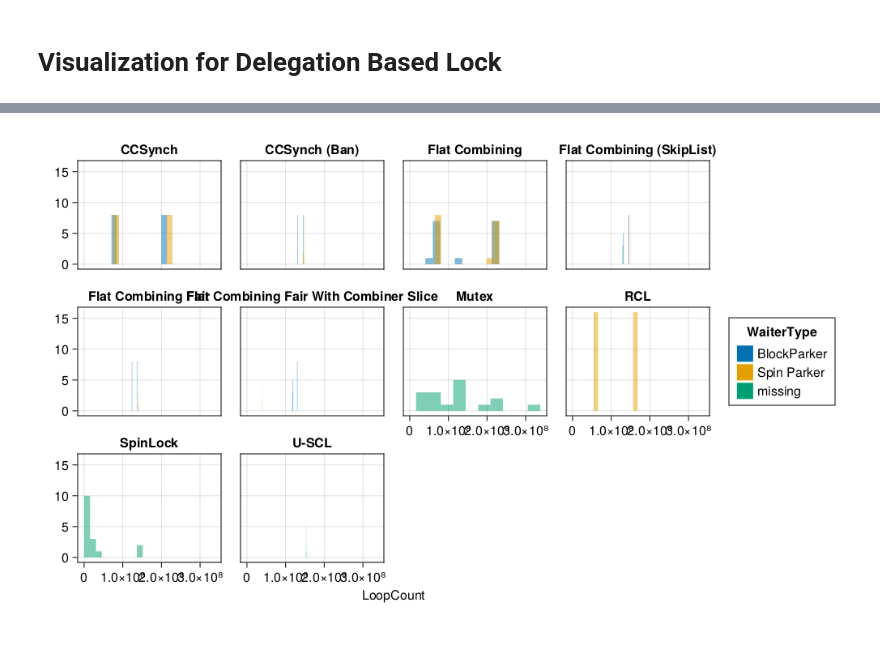
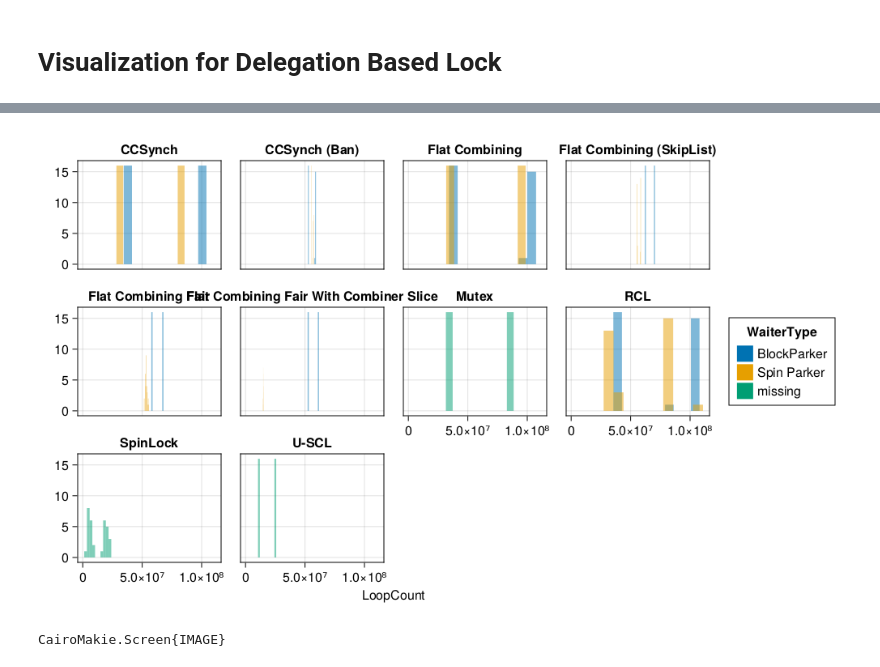
Before and after one commit to taooceros/Locks, a Jupyter notebook: visualization/graph.ipynb, the cells around one changed output, grey strips where cells are left out. Saved outputs shown, nothing was run; the diff lists cells and outputs as text; code cells hidden in the pictures.

```diff
--- a/visualization/graph.ipynb
+++ b/visualization/graph.ipynb
@@ -28,24 +31,25 @@ bench.Locktype = first.(split.(bench.Locktype, "|"))
 # %%
 using AlgebraOfGraphics, CairoMakie
 using AlgebraOfGraphics: density
 using Tidier
 
 CairoMakie.activate!(type = "svg")
 
 
 
 loop_comparison = ((@chain bench begin
-        Tidier.@filter(ThreadNum == 16)
+        Tidier.@filter(ThreadNum == 32)
 end) |> data) * mapping(:LoopCount, layout = :Locktype, color = :WaiterType => nonnumeric) * (visual(Hist, bins=10, alpha=0.5))
 
 # savefig(loop_comparison, "graphs/loop_comparison.svg")
 fig = draw(loop_comparison, figure=(resolution=(1000,600),))
 
 save("graphs/loop_comparison_per_thread_histogram.svg", fig)
 
-fig
+display(fig)
 # %% [output]
-[figure, old version]
+[figure, new version]
+CairoMakie.Screen{IMAGE}
 # %%
 using AlgebraOfGraphics, CairoMakie
 using AlgebraOfGraphics: density
```
Also changed, not shown: parts of 6 cells of this notebook, 13 other files.
